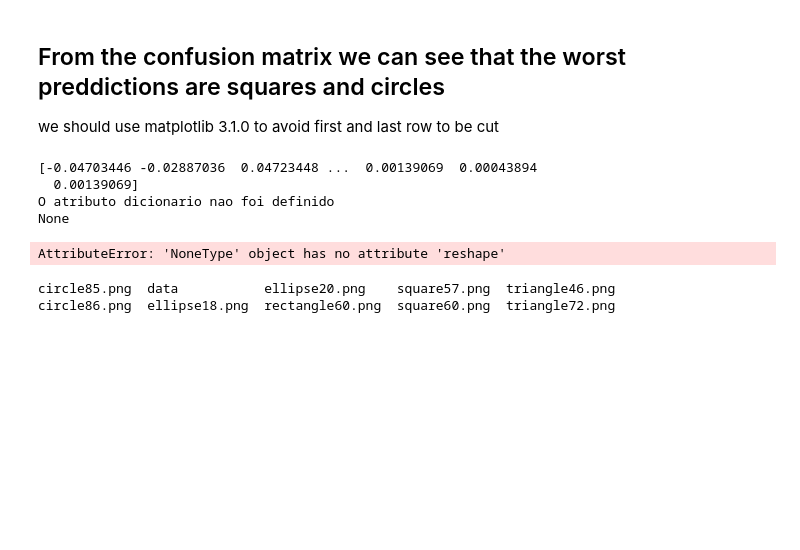
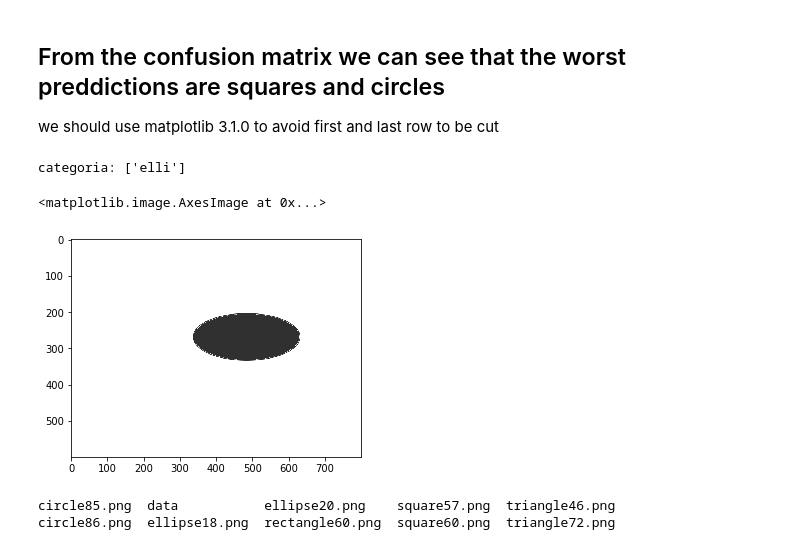
Before and after one commit to leticiacechinel/Tests-Image-Processing, a Jupyter notebook: Features_extraction.ipynb, the cells around one changed output. Cells and saved outputs as stored; diff of their text form; code cells hidden in the pictures; blank space fills up the shorter version.

```diff
--- a/Features_extraction.ipynb
+++ b/Features_extraction.ipynb
@@ -364,28 +372,32 @@ we should use  matplotlib 3.1.0 to avoid first and last row to be cut
 # %%
 import numpy as np
 import cv2
+from sklearn import preprocessing
+import matplotlib.pyplot as plt
+
 
 # opcoes de png: rectangle, circle, triangle, square, ellipse
-path = 'simple-shapes/triangle46.png'
+path = 'simple-shapes/ellipse1.png'
+nome = 'dicionario.csv'
+
 a,dsc = extract_features(path)
-dsc = dsc.flatten()
-print(dsc)
+
 img_cent = PacoteDePalavras()
-hist =  img_cent.histograma_de_frequencia(dsc)
-print(hist)
-x = x.reshape(1, -1)
+img_cent.carregar_dicionario('','dicionario.csv')
+hist = img_cent.histograma_de_frequencia(dsc)
+
+x = hist.reshape(1, -1)
+# x = scaler_x.fit_transform(x)
 categoria = clf.predict(x)
-fig = show_img(path)
-print('categoria:', le.inverse_transform(categoria))
+fig = cv2.imread(path)
+print('categoria:', encoder.inverse_transform(categoria))
 
 
 
 
-#show_img()
+plt.imshow(fig)
 # %% [output]
-[-0.04703446 -0.02887036  0.04723448 ...  0.00139069  0.00043894
-  0.00139069]
-O atributo dicionario nao foi definido
-None
+categoria: ['elli']
-AttributeError: 'NoneType' object has no attribute 'reshape'
+<matplotlib.image.AxesImage at 0x...>
+[figure, added]
 # %%
```
Also changed, not shown: parts of 2 cells of this notebook, 4 other files.
